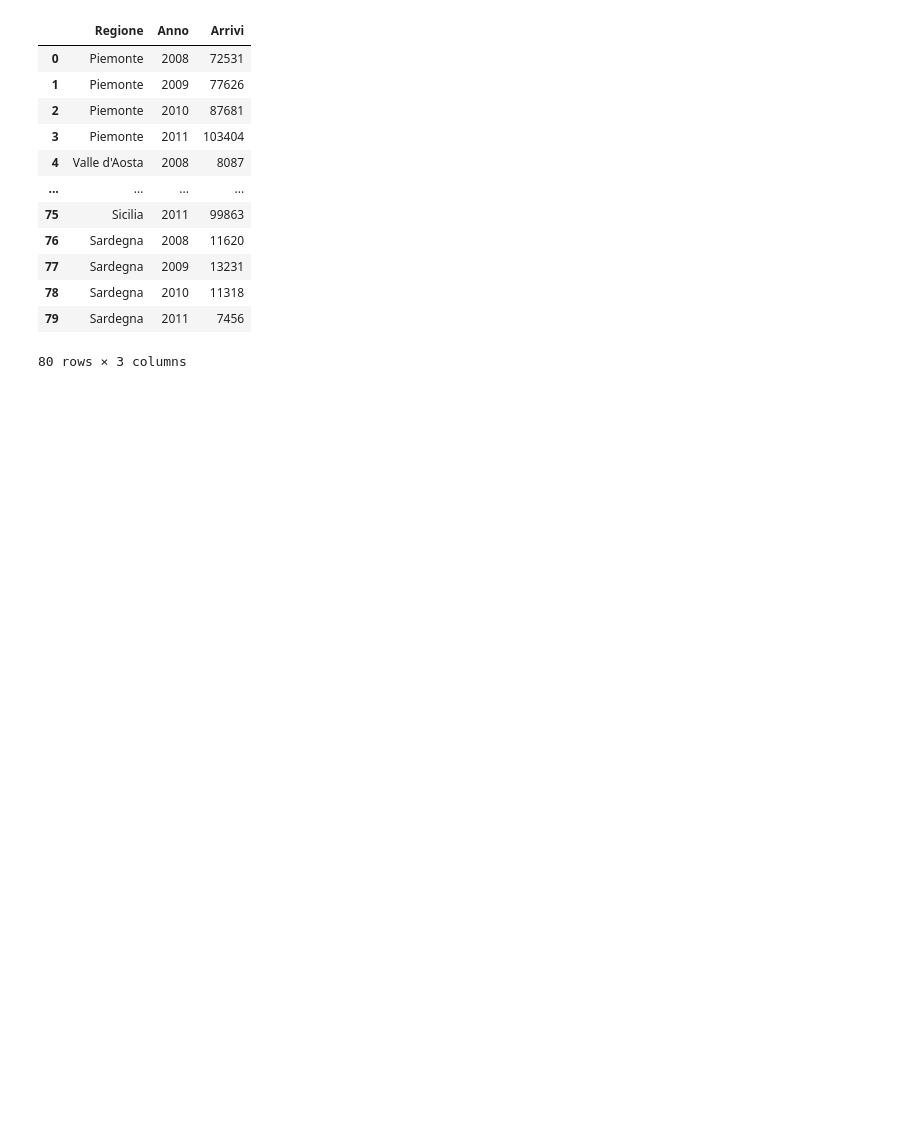
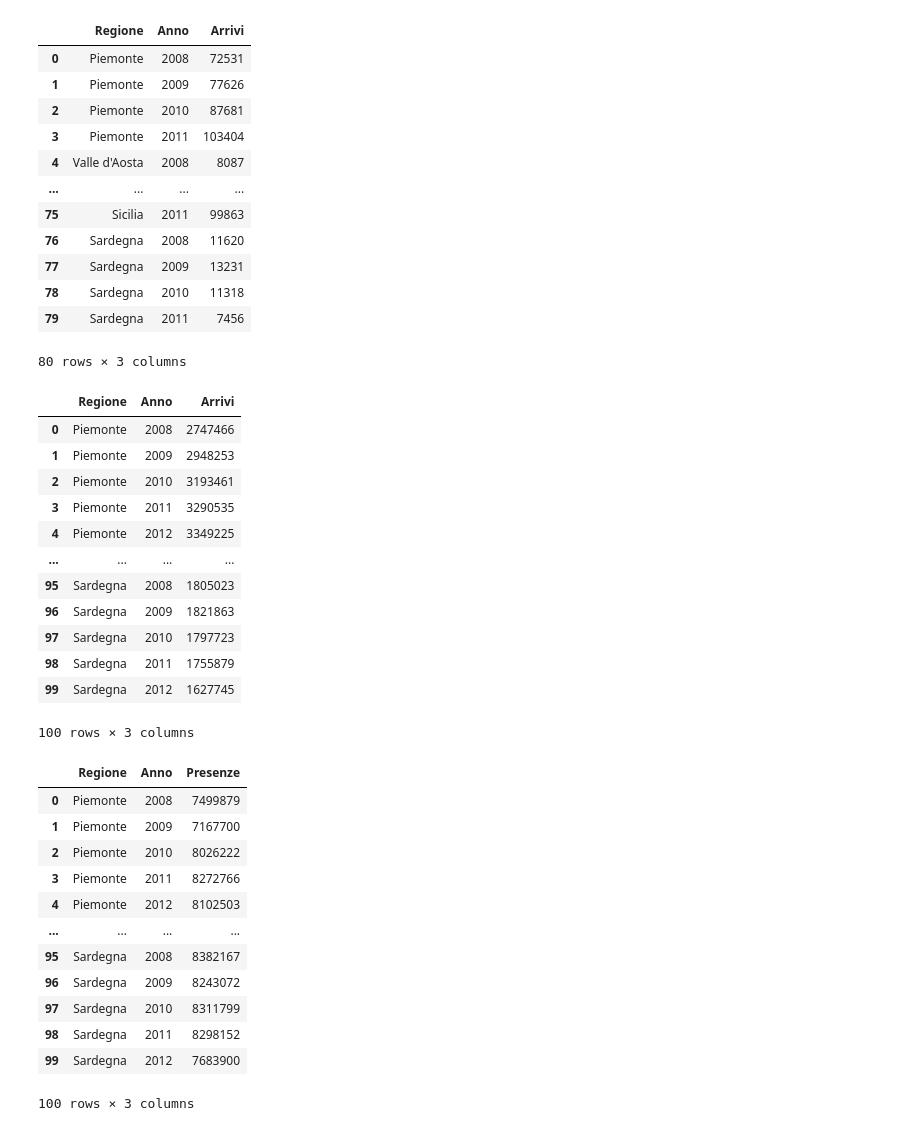
Before and after one commit to geeuleeo/esercizio_Turismo, a Jupyter notebook: esercitzaione280524.ipynb, the cells around one changed output. Drawn from its saved outputs; the diff is of its cells as text; code cells hidden in the pictures; blank space fills up the shorter version.

```diff
--- a/esercitzaione280524.ipynb
+++ b/esercitzaione280524.ipynb
@@ -38,0 +30,30 @@ media_presenze_camp = df_presenze_camp['Presenze'].mean()
+# %%
+display(df_arrivi_alb)
+display(df_presenze_alb)
+# %% [output]
+|  | Regione | Anno | Arrivi |
+| 0 | Piemonte | 2008 | 2747466 |
+| 1 | Piemonte | 2009 | 2948253 |
+| 2 | Piemonte | 2010 | 3193461 |
+| 3 | Piemonte | 2011 | 3290535 |
+| 4 | Piemonte | 2012 | 3349225 |
+| ... | ... | ... | ... |
+| 95 | Sardegna | 2008 | 1805023 |
+| 96 | Sardegna | 2009 | 1821863 |
+| 97 | Sardegna | 2010 | 1797723 |
+| 98 | Sardegna | 2011 | 1755879 |
+| 99 | Sardegna | 2012 | 1627745 |
+100 rows × 3 columns
+|  | Regione | Anno | Presenze |
+| 0 | Piemonte | 2008 | 7499879 |
+| 1 | Piemonte | 2009 | 7167700 |
+| 2 | Piemonte | 2010 | 8026222 |
+| 3 | Piemonte | 2011 | 8272766 |
+| 4 | Piemonte | 2012 | 8102503 |
+| ... | ... | ... | ... |
+| 95 | Sardegna | 2008 | 8382167 |
+| 96 | Sardegna | 2009 | 8243072 |
+| 97 | Sardegna | 2010 | 8311799 |
+| 98 | Sardegna | 2011 | 8298152 |
+| 99 | Sardegna | 2012 | 7683900 |
+100 rows × 3 columns
```
Also changed, not shown: parts of 6 cells of this notebook.
